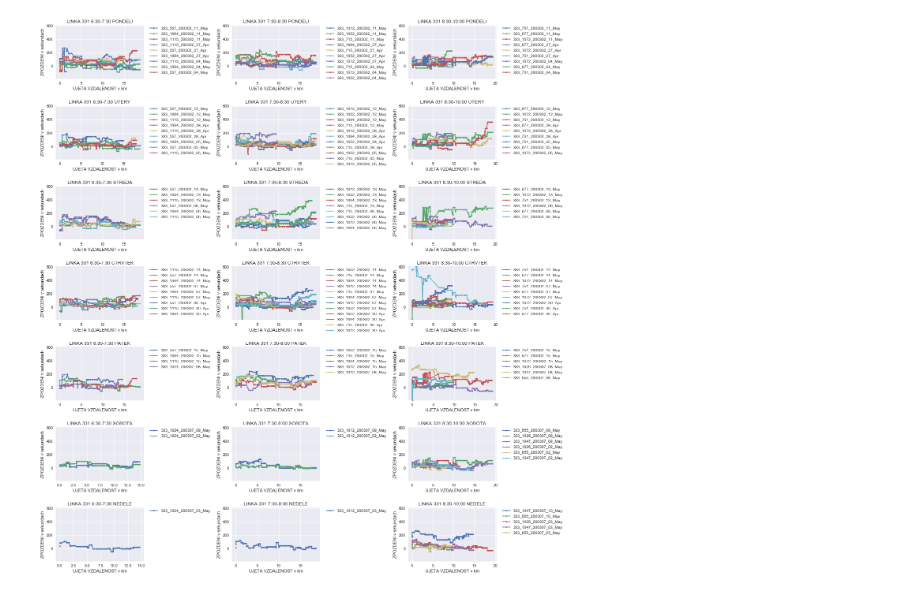
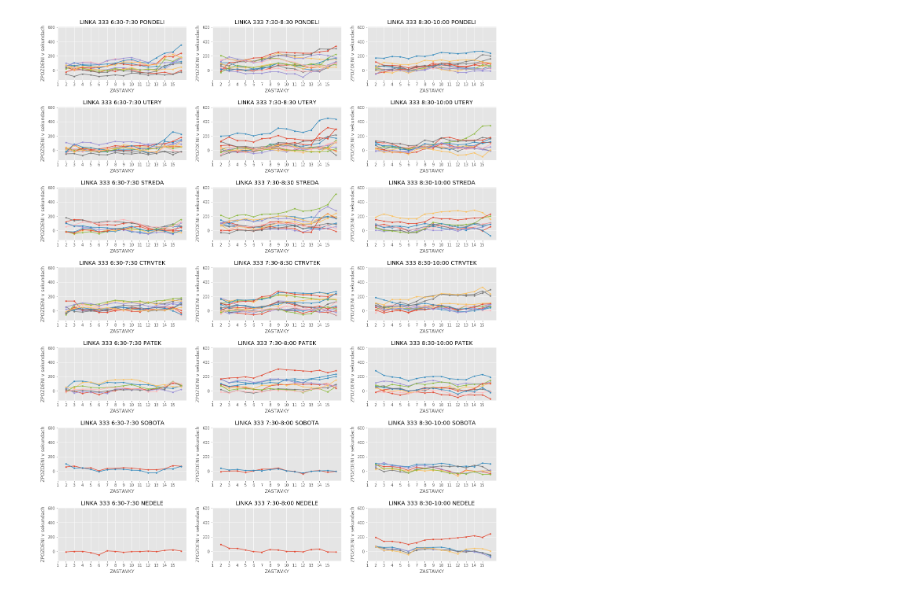
Before and after one commit to hrubajan/da_projekt_gol, a Jupyter notebook: graf_NOVE.ipynb, the cells around one changed output. Saved outputs shown, nothing was run; the diff lists cells and outputs as text; code cells hidden in the pictures.

```diff
--- a/graf_NOVE.ipynb
+++ b/graf_NOVE.ipynb
@@ -30,6 +21,0 @@ data['ROUTE_NAME'] = data['TRIP_ID'].str[:3]
-# %%
-data['DATE'] = data['DATE'] + " 2020"
-# %%
-data['DATE'] = pd.to_datetime(data['DATE'])
-# %%
-data['DAY_OF_WEEK'] = data['DATE'].dt.day_name()
@@ -79,37 +56,38 @@ def plot_column(n_rows, col_num, days, labels, axes, min_y, max_y):
         label = labels[i]
 
         for uni in day:
-            columns = data[data['UNICORN'] == uni][['DELAY_STOP_DEPARTURE','SHAPE_DIST_TRAVELED']].sort_values(by='SHAPE_DIST_TRAVELED')
-            min_y = min(columns['DELAY_STOP_DEPARTURE'].min(), min_y)
-            max_y = max(columns['DELAY_STOP_DEPARTURE'].max(), max_y)
-            axes[i][col_num].plot(columns['SHAPE_DIST_TRAVELED'],columns['DELAY_STOP_DEPARTURE'], linestyle = '-', marker = '.',label=uni)
-            axes[i][col_num].legend(bbox_to_anchor=(1.05, 1), loc='upper left',borderaxespad=0.)
-            axes[i][col_num].set_xlabel('UJETA VZDALENOST v km')
+            columns = data[data['UNICORN'] == uni][['SEQUENCE','DELAY']].sort_values(by='SEQUENCE')
+            min_y = min(data['DELAY'].min(), min_y)
+            max_y = max(data['DELAY'].max(), max_y)
+            axes[i][col_num].plot(columns['SEQUENCE'],columns['DELAY'], linestyle = '-', marker = '.',label=uni)
+            #axes[i][col_num].legend(bbox_to_anchor=(1.05, 1), loc='upper left',borderaxespad=0.)
+            axes[i][col_num].set_xlabel('ZASTAVKY')
             axes[i][col_num].set_ylabel('ZPOZDENI v sekundach')
             axes[i][col_num].set_title(label)
     for ax in axes:
         for x in ax:
             x.set_ylim(min_y, max_y)
+            x.set_xticks(range(15))
+            x.set_xticklabels([1, 2, 3, 4, 5, 6, 7, 8, 9, 10, 11, 12, 13, 14, 15])
 # %%
 n_days = 7
 n_times = 3
 
 fig, axes = plt.subplots(nrows=n_days, ncols=n_times, figsize=(20,25))
-min_y = 500
-max_y = -100
+min_y = 1000
+max_y = -1000
 
 days = [lines1, lines2, lines3]
 labels = [
     ['LINKA 333 6:30-7:30 PONDELI','LINKA 333 6:30-7:30 UTERY','LINKA 333 6:30-7:30 STREDA','LINKA 333 6:30-7:30 CTRVTEK','LINKA 333 6:30-7:30 PATEK','LINKA 333 6:30-7:30 SOBOTA','LINKA 333 6:30-7:30 NEDELE'],
     ['LINKA 333 7:30-8:30 PONDELI','LINKA 333 7:30-8:30 UTERY','LINKA 333 7:30-8:30 STREDA','LINKA 333 7:30-8:30 CTRVTEK','LINKA 333 7:30-8:00 PATEK','LINKA 333 7:30-8:00 SOBOTA','LINKA 333 7:30-8:00 NEDELE'],
     ['LINKA 333 8:30-10:00 PONDELI','LINKA 333 8:30-10:00 UTERY','LINKA 333 8:30-10:00 STREDA','LINKA 333 8:30-10:00 CTRVTEK','LINKA 333 8:30-10:00 PATEK','LINKA 333 8:30-10:00 SOBOTA','LINKA 333 8:30-10:00 NEDELE']
 ]
 
 for i in range(n_times):
     plot_column(n_days, i, days[i], labels[i], axes, min_y, max_y)
 
-#axes.legend(bbox_to_anchor=(1.05, 0), loc='lower left', borderaxespad=0.)
-plt.style.use('seaborn')
-plt.subplots_adjust(hspace=0.5, wspace=1)
+plt.style.use('ggplot')
+plt.subplots_adjust(hspace=0.5, wspace=0.2)
 # %% [output]
-[figure, old version]
+[figure, new version]
```
Also changed, not shown: parts of 10 cells of this notebook, 8 other files.
